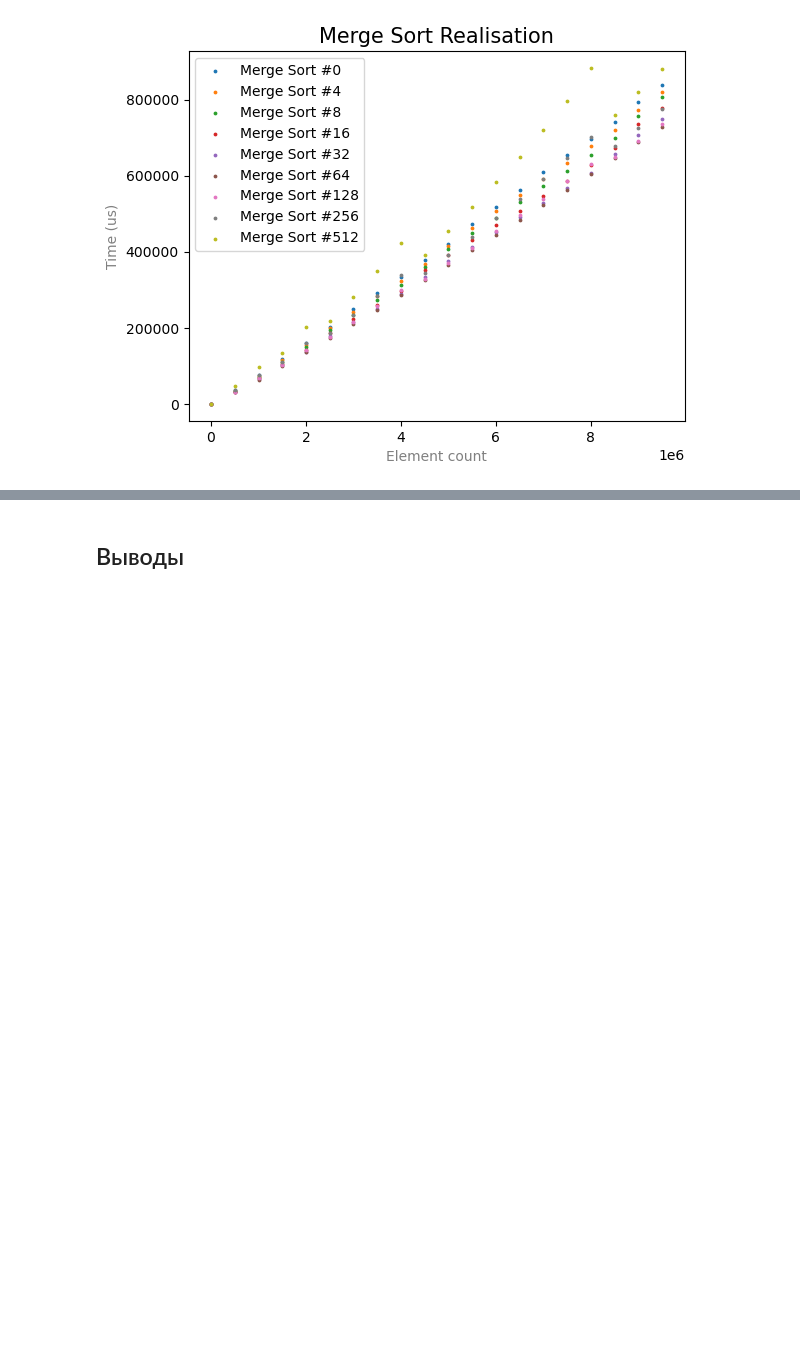
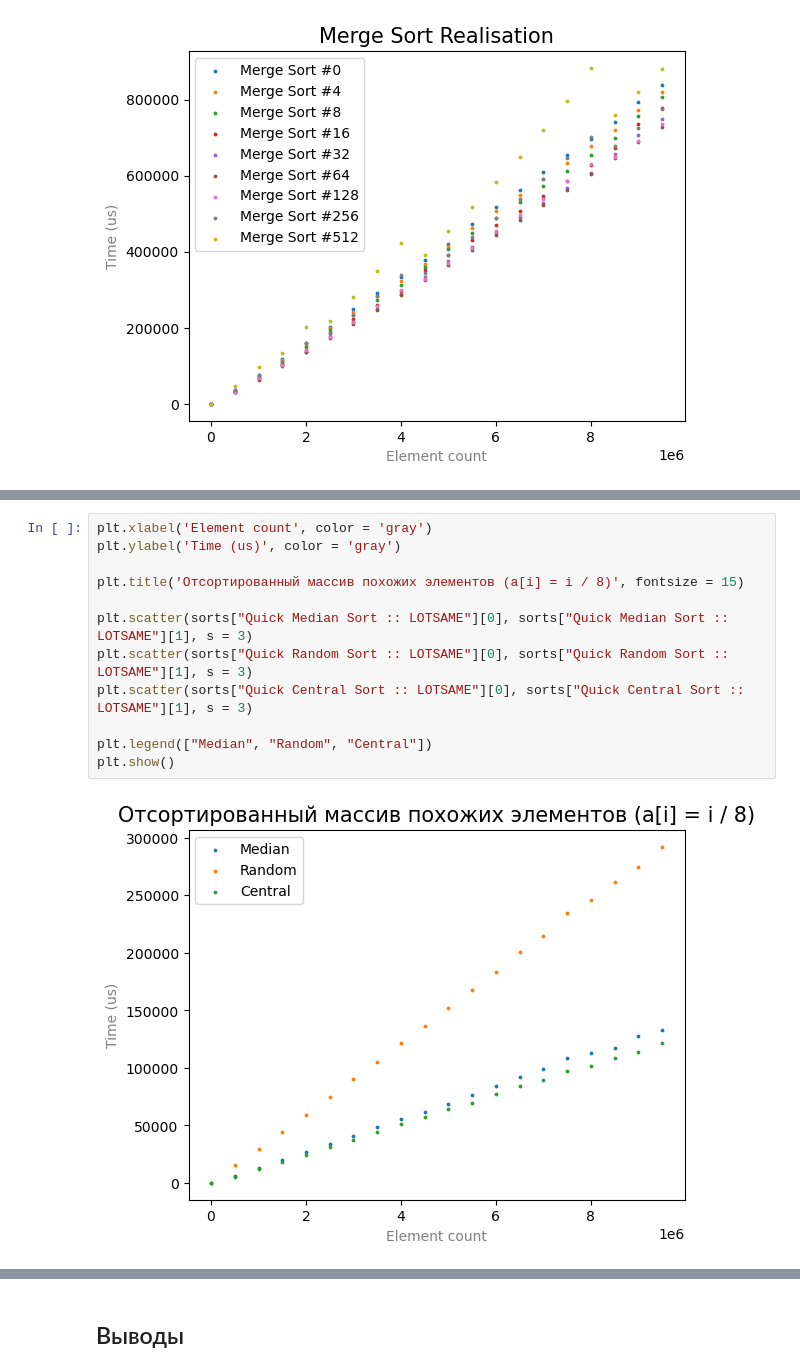
Before and after one commit to foxidokun/alco-algo, a Jupyter notebook: Lab03/graphs.ipynb, the cells around one changed output, grey strips where cells are left out. Saved outputs shown, nothing was run; the diff lists cells and outputs as text; blank space fills up the shorter version.

```diff
--- a/Lab03/graphs.ipynb
+++ b/Lab03/graphs.ipynb
@@ -186,0 +221,14 @@ plt.show()
+# %%
+plt.xlabel('Element count', color = 'gray')
+plt.ylabel('Time (us)', color = 'gray')
+
+plt.title('Отсортированный массив похожих элементов (a[i] = i / 8)', fontsize = 15)
+
+plt.scatter(sorts["Quick Median Sort :: LOTSAME"][0], sorts["Quick Median Sort :: LOTSAME"][1], s = 3)
+plt.scatter(sorts["Quick Random Sort :: LOTSAME"][0], sorts["Quick Random Sort :: LOTSAME"][1], s = 3)
+plt.scatter(sorts["Quick Central Sort :: LOTSAME"][0], sorts["Quick Central Sort :: LOTSAME"][1], s = 3)
+
+plt.legend(["Median", "Random", "Central"])
+plt.show()
+# %% [output]
+[figure, added]
```
Also changed, not shown: parts of 9 cells of this notebook, 2 other files.
